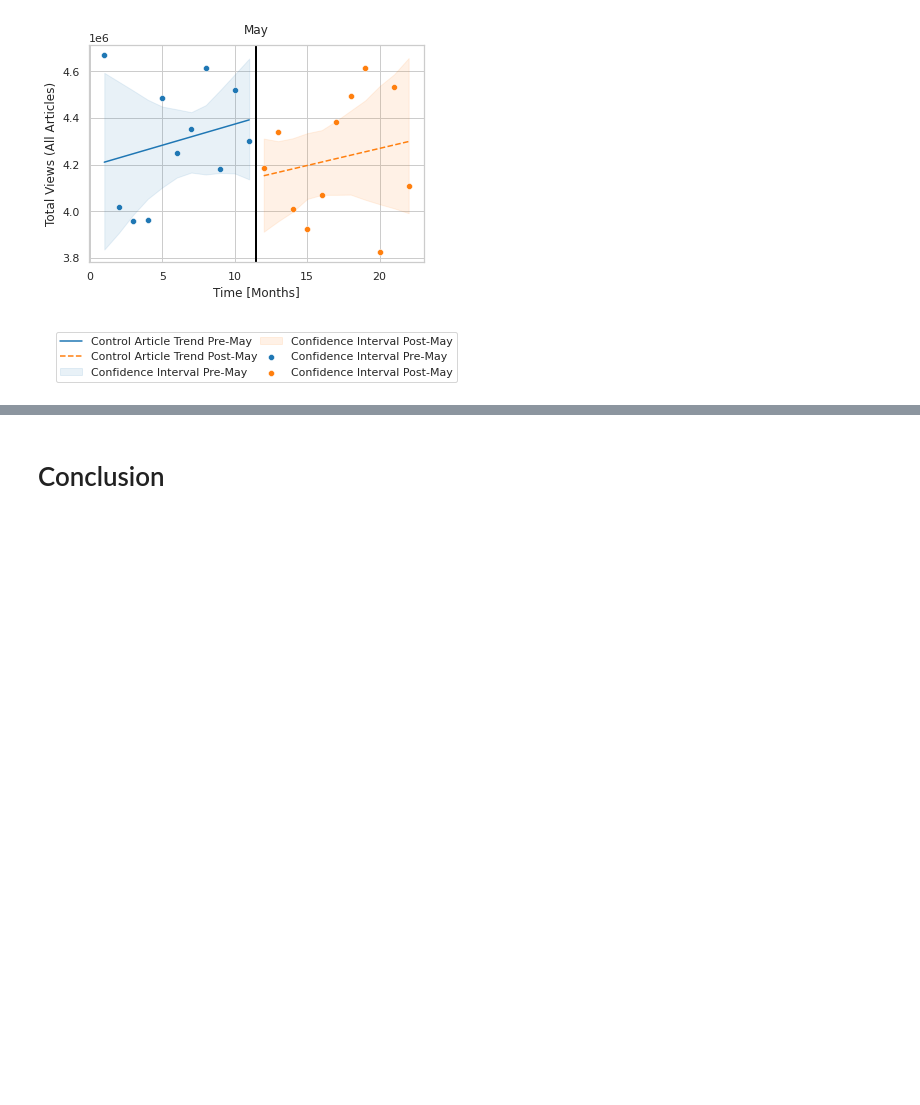
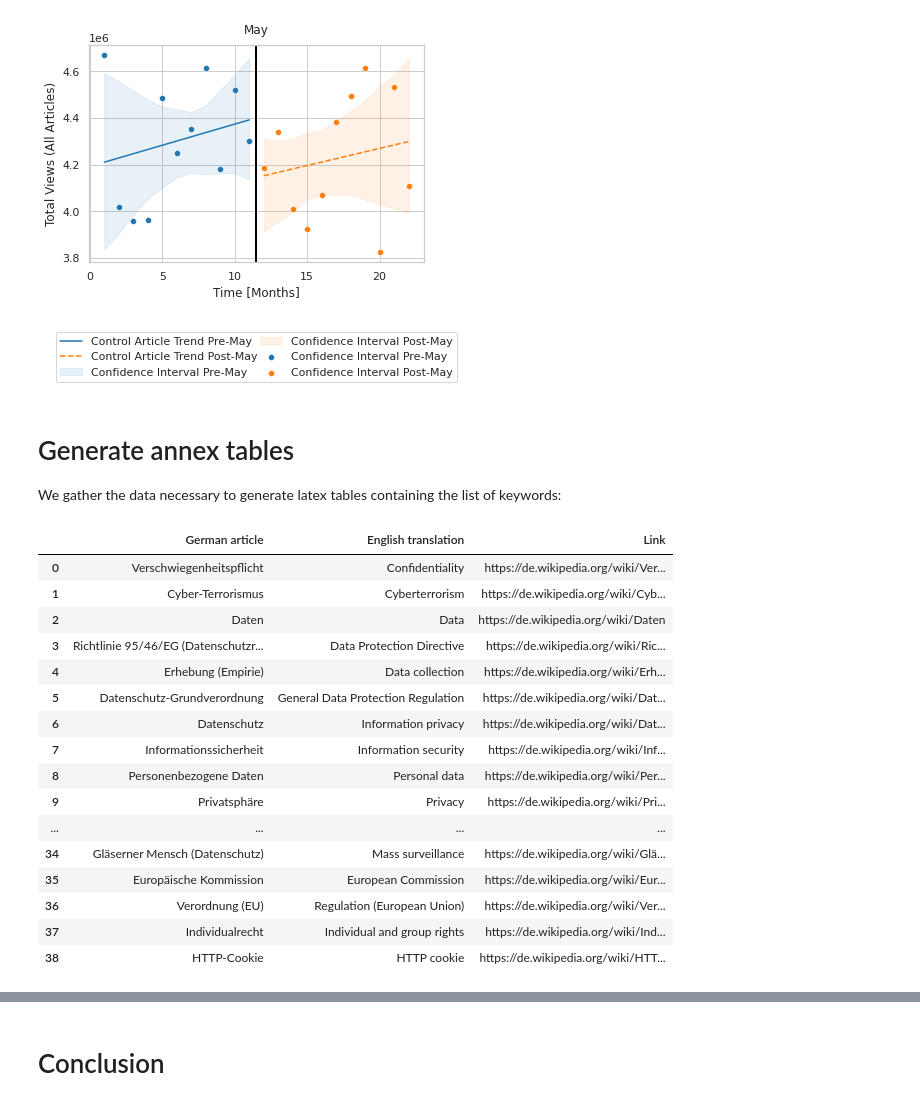
Before and after one commit to epfl-ada/ada-2020-project-milestone-p3-p3_studybuddy, a Jupyter notebook: MilestoneP3.ipynb, the cells around one changed output, grey strips where cells are left out. Saved outputs shown, nothing was run; the diff lists cells and outputs as text; code cells hidden in the pictures; blank space fills up the shorter version.

Commit message:
add table of keywords

```diff
--- a/MilestoneP3.ipynb
+++ b/MilestoneP3.ipynb
@@ -1281,3 +1339,7 @@ plotting('May', 'Control', reference_point, temp_control, ypred_control, y_error
 plt.savefig('figs/May_control_trend.pdf', bbox_inches='tight')
 # %% [output]
 [figure]
+# %% [markdown]
+# Generate annex tables
+
+We gather the data necessary to generate latex tables containing the list of keywords:
@@ -1283,0 +1349,44 @@ plt.savefig('figs/May_control_trend.pdf', bbox_inches='tight')
+# %%
+def sanitize_article_name(name):
+    name = name.replace(' ', '_')
+    return name
+# %%
+wiki = wikipediaapi.Wikipedia('de')
+# %%
+def get_translation(name):
+    page = wiki.page(name)
+    if not page.exists():
+        raise ValueError
+
+    if 'en' not in page.langlinks:
+        return np.nan
+    return page.langlinks['en'].title
+# %%
+with ThreadPoolExecutor(10) as executor:
+    keywords_en = list(executor.map(get_translation, map(sanitize_article_name, keywords)))
+# %%
+df_kwd = pd.DataFrame([
+    keywords,
+    keywords_en,
+    ['https://de.wikipedia.org/wiki/' + kwd for kwd in map(sanitize_article_name, keywords)]
+], index=['German article', 'English translation', 'Link']).T
+
+df_kwd
+# %% [output]
+|  | German article | English translation | Link |
+| 0 | Verschwiegenheitspflicht | Confidentiality | https://de.wikipedia.org/wiki/Ver... |
+| 1 | Cyber-Terrorismus | Cyberterrorism | https://de.wikipedia.org/wiki/Cyb... |
+| 2 | Daten | Data | https://de.wikipedia.org/wiki/Daten |
+| 3 | Richtlinie 95/46/EG (Datenschutzr... | Data Protection Directive | https://de.wikipedia.org/wiki/Ric... |
+| 4 | Erhebung (Empirie) | Data collection | https://de.wikipedia.org/wiki/Erh... |
+| 5 | Datenschutz-Grundverordnung | General Data Protection Regulation | https://de.wikipedia.org/wiki/Dat... |
+| 6 | Datenschutz | Information privacy | https://de.wikipedia.org/wiki/Dat... |
+| 7 | Informationssicherheit | Information security | https://de.wikipedia.org/wiki/Inf... |
+| 8 | Personenbezogene Daten | Personal data | https://de.wikipedia.org/wiki/Per... |
+| 9 | Privatsphäre | Privacy | https://de.wikipedia.org/wiki/Pri... |
+| ... | ... | ... | ... |
+| 34 | Gläserner Mensch (Datenschutz) | Mass surveillance | https://de.wikipedia.org/wiki/Glä... |
+| 35 | Europäische Kommission | European Commission | https://de.wikipedia.org/wiki/Eur... |
+| 36 | Verordnung (EU) | Regulation (European Union) | https://de.wikipedia.org/wiki/Ver... |
+| 37 | Individualrecht | Individual and group rights | https://de.wikipedia.org/wiki/Ind... |
+| 38 | HTTP-Cookie | HTTP cookie | https://de.wikipedia.org/wiki/HTT... |
```
Also changed, not shown: parts of 18 cells of this notebook.
